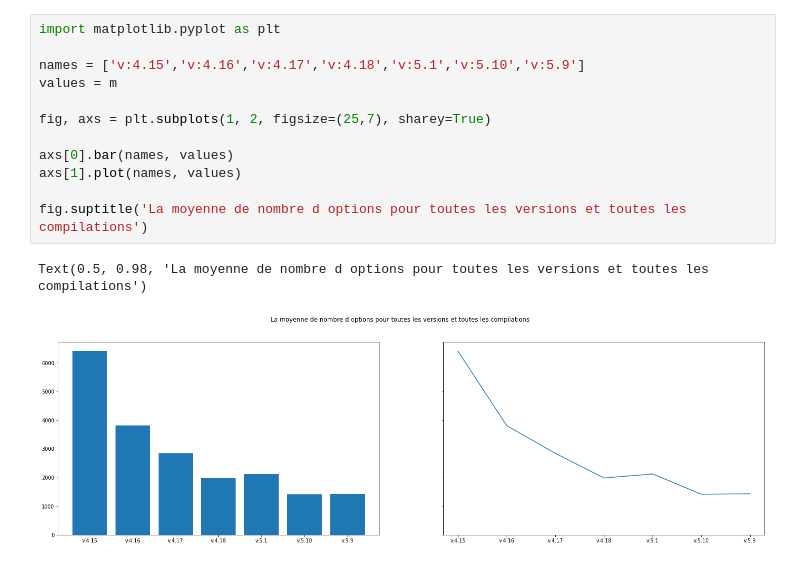
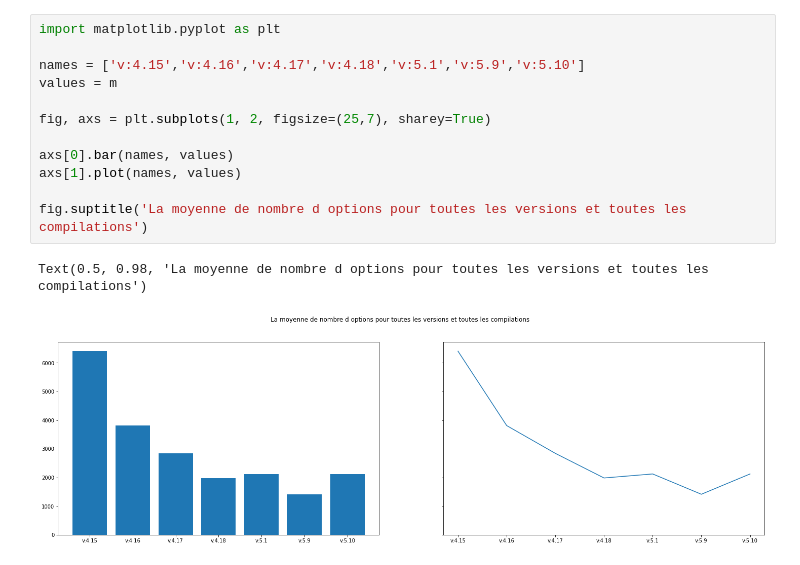
Before and after one commit to TuxML/tuxml-web, a Jupyter notebook: Options-number-for-all-compilations.ipynb, the cells around one changed output. Drawn from its saved outputs; the diff is of its cells as text.

```diff
--- a/Options-number-for-all-compilations.ipynb
+++ b/Options-number-for-all-compilations.ipynb
@@ -105,18 +49,18 @@ print("----------------------------------finish---------------------------------
 # %%
 import matplotlib.pyplot as plt
 
-names = ['v:4.15','v:4.16','v:4.17','v:4.18','v:5.1','v:5.10','v:5.9']
+names = ['v:4.15','v:4.16','v:4.17','v:4.18','v:5.1','v:5.9','v:5.10']
 values = m
 
 fig, axs = plt.subplots(1, 2, figsize=(25,7), sharey=True)
 
 axs[0].bar(names, values)
 axs[1].plot(names, values)
 
 fig.suptitle('La moyenne de nombre d options pour toutes les versions et toutes les compilations')
 # %% [output]
 Text(0.5, 0.98, 'La moyenne de nombre d options pour toutes les versions et toutes les compilations')
-[figure, old version]
+[figure, new version]
 # %%
 import numpy as np
 import matplotlib.pyplot as plt
```
Also changed, not shown: parts of 3 cells of this notebook, 1 other file.
